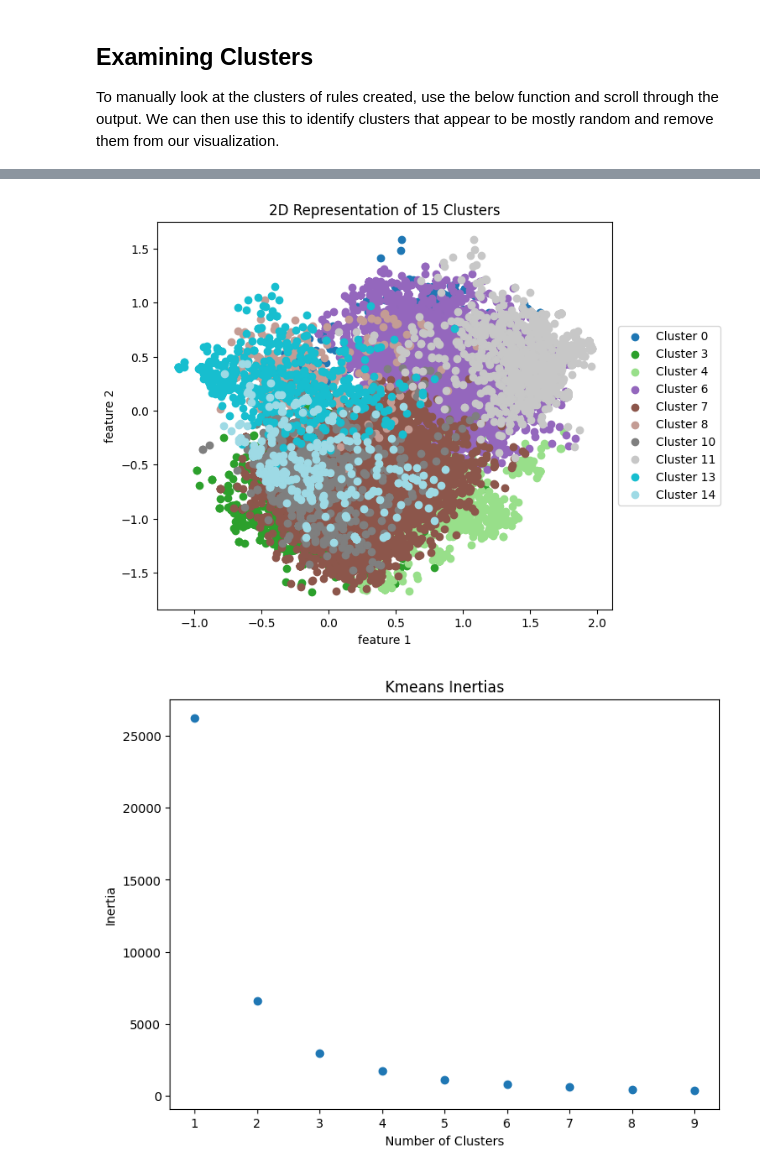
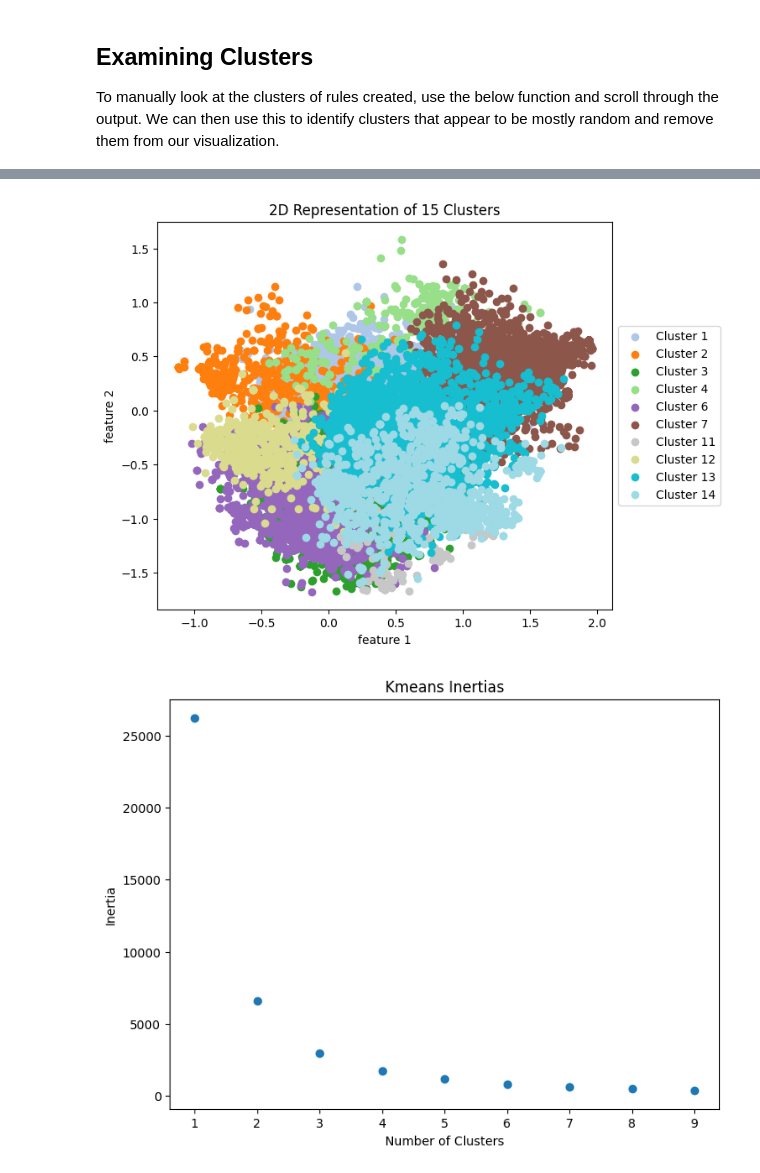
Before and after one commit to zstephe/zstephe.github.io, a Jupyter notebook: Glyph/visualization.ipynb, the cells around one changed output, grey strips where cells are left out. Saved outputs shown, nothing was run; the diff lists cells and outputs as text; code cells hidden in the pictures.

```diff
--- a/Glyph/visualization.ipynb
+++ b/Glyph/visualization.ipynb
@@ -86,8 +88,8 @@ Cluster 0
 # %%
 # visualizes the clusters after removing the random clusters
-visualize2D(newEmbeddings2D,df,15,ignore=[1,2,5,9,12],savefig=True)
+visualize2D(newEmbeddings2D,df,15,ignore=[0,5,8,9,10],savefig=True)
 # %% [output]
-[figure, old version]
+[figure, new version]
 # %%
 t1 = pd.read_csv('csv_files/Letters_Adlam-T1.csv',index_col=False)
 t5 = pd.read_csv('csv_files/Letters_Adlam-T5.csv',index_col=False)
```
Also changed, not shown: parts of 5 cells of this notebook, 5 other files.
